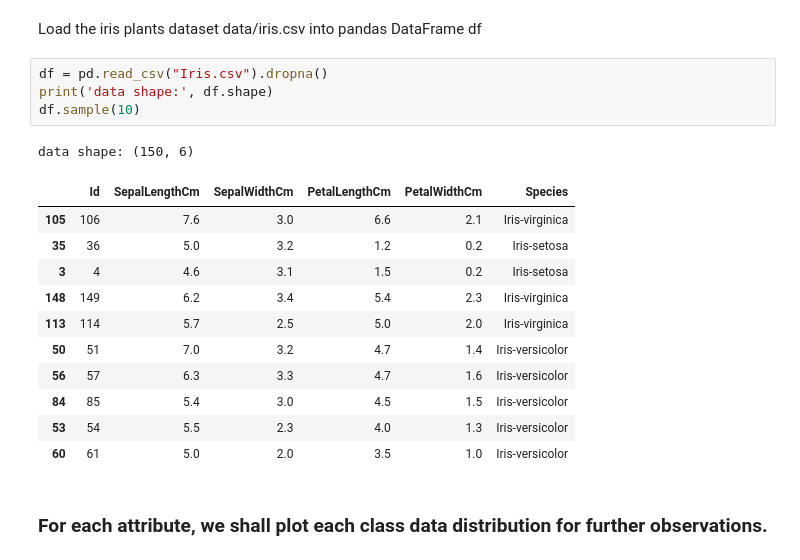
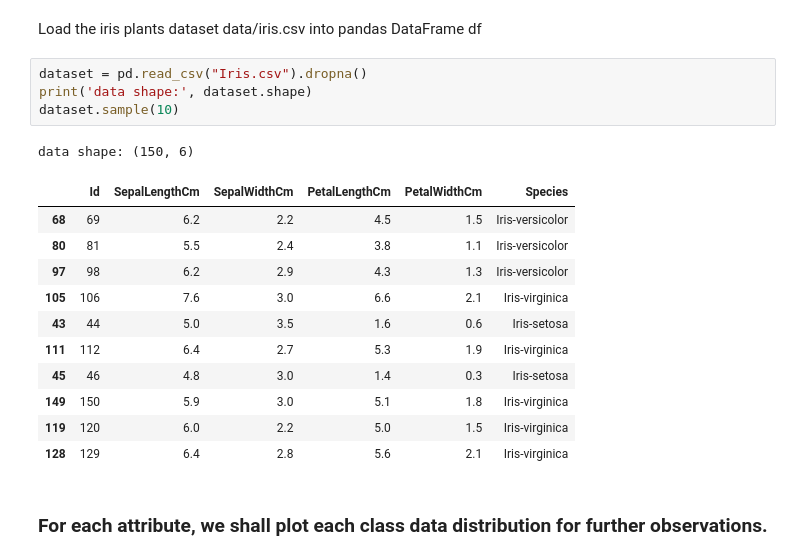
Before and after one commit to chokrihamza/Project-Dempster-Shafer-Theory-for-Classification, a Jupyter notebook: Dempster-Shafer Theory , classification.ipynb, the cells around one changed output. Cells and saved outputs as stored; diff of their text form.

```diff
--- a/Dempster-Shafer Theory , classification.ipynb
+++ b/Dempster-Shafer Theory , classification.ipynb
@@ -1242,22 +1254,22 @@ matplotlib.style.use('ggplot')
 # %% [markdown]
 Load the iris plants dataset data/iris.csv into pandas DataFrame df
 # %%
-df = pd.read_csv("Iris.csv").dropna()
-print('data shape:', df.shape)
-df.sample(10)
+dataset = pd.read_csv("Iris.csv").dropna()
+print('data shape:', dataset.shape)
+dataset.sample(10)
 # %% [output]
 data shape: (150, 6)
 |  | Id | SepalLengthCm | SepalWidthCm | PetalLengthCm | PetalWidthCm | Species |
+| 68 | 69 | 6.2 | 2.2 | 4.5 | 1.5 | Iris-versicolor |
+| 80 | 81 | 5.5 | 2.4 | 3.8 | 1.1 | Iris-versicolor |
+| 97 | 98 | 6.2 | 2.9 | 4.3 | 1.3 | Iris-versicolor |
 | 105 | 106 | 7.6 | 3.0 | 6.6 | 2.1 | Iris-virginica |
-| 35 | 36 | 5.0 | 3.2 | 1.2 | 0.2 | Iris-setosa |
-| 3 | 4 | 4.6 | 3.1 | 1.5 | 0.2 | Iris-setosa |
-| 148 | 149 | 6.2 | 3.4 | 5.4 | 2.3 | Iris-virginica |
-| 113 | 114 | 5.7 | 2.5 | 5.0 | 2.0 | Iris-virginica |
-| 50 | 51 | 7.0 | 3.2 | 4.7 | 1.4 | Iris-versicolor |
-| 56 | 57 | 6.3 | 3.3 | 4.7 | 1.6 | Iris-versicolor |
-| 84 | 85 | 5.4 | 3.0 | 4.5 | 1.5 | Iris-versicolor |
-| 53 | 54 | 5.5 | 2.3 | 4.0 | 1.3 | Iris-versicolor |
-| 60 | 61 | 5.0 | 2.0 | 3.5 | 1.0 | Iris-versicolor |
+| 43 | 44 | 5.0 | 3.5 | 1.6 | 0.6 | Iris-setosa |
+| 111 | 112 | 6.4 | 2.7 | 5.3 | 1.9 | Iris-virginica |
+| 45 | 46 | 4.8 | 3.0 | 1.4 | 0.3 | Iris-setosa |
+| 149 | 150 | 5.9 | 3.0 | 5.1 | 1.8 | Iris-virginica |
+| 119 | 120 | 6.0 | 2.2 | 5.0 | 1.5 | Iris-virginica |
+| 128 | 129 | 6.4 | 2.8 | 5.6 | 2.1 | Iris-virginica |
 # %% [markdown]
 ### For each attribute, we shall plot each class data distribution for further observations.
 # %%
```
Also changed, not shown: parts of 24 cells of this notebook.
